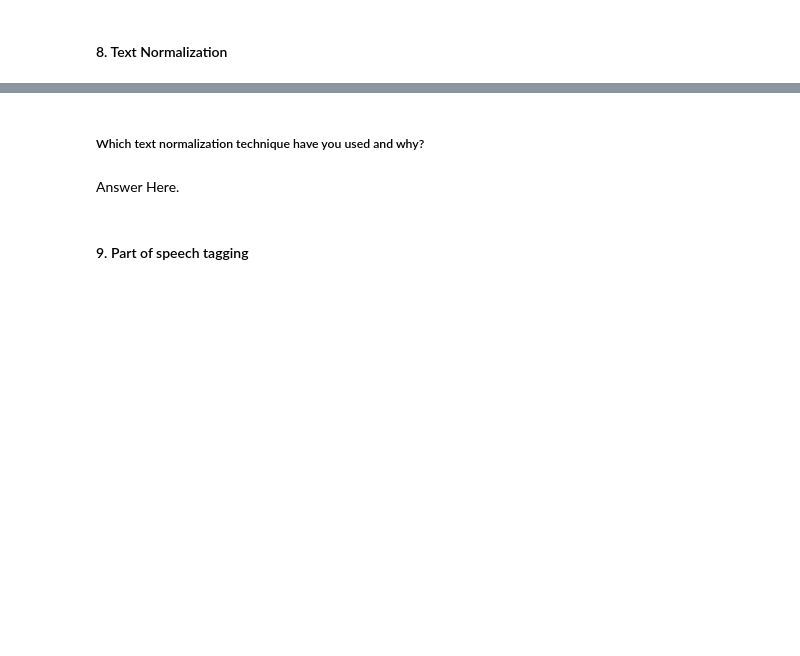
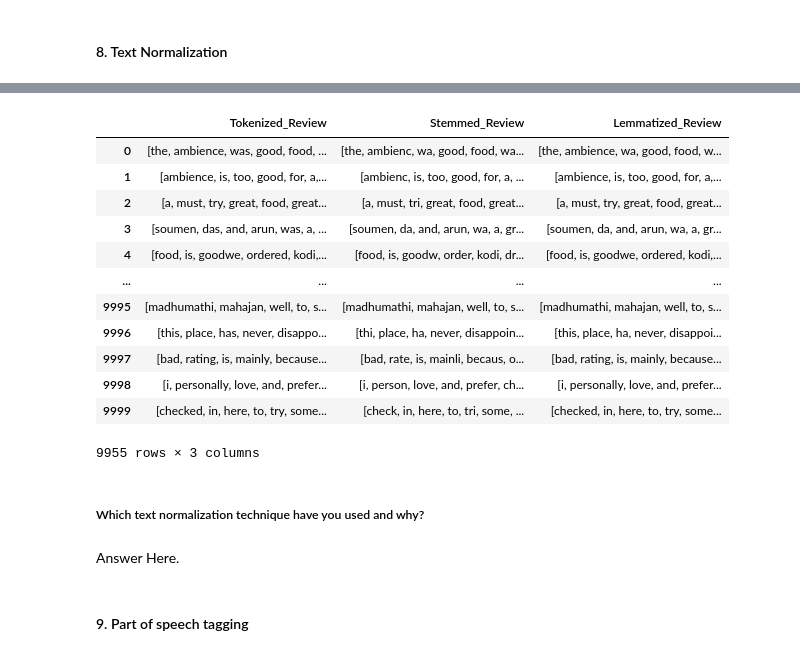
Before and after one commit to Manoharjha333/Zomato-Restaurant-Clustering-And-Sentiment-Analysis, a Jupyter notebook: Zomato_Restaurant_Clustering_And_Sentiment_Analysis.ipynb, the cells around one changed output, grey strips where cells are left out. Saved outputs shown, nothing was run; the diff lists cells and outputs as text; code cells hidden in the pictures; blank space fills up the shorter version.

```diff
--- a/Zomato_Restaurant_Clustering_And_Sentiment_Analysis.ipynb
+++ b/Zomato_Restaurant_Clustering_And_Sentiment_Analysis.ipynb
@@ -1712,0 +1694,17 @@ review
+# %%
+# Tokenization
+import nltk
+from nltk.tokenize import word_tokenize
+nltk.download('punkt')  # Download the required resource for word_tokenize
+
+#'Review' column contains the text data
+reviews = review['Review']
+
+# Tokenize the reviews
+tokenized_reviews = reviews.apply(lambda x: word_tokenize(str(x)))
+
+# Add the tokenized reviews to the DataFrame
+review['Tokenized_Review'] = tokenized_reviews
+
+# Display the DataFrame with tokenized reviews
+review.head()
@@ -1716,0 +1722,30 @@ review
+# %%
+# Normalizing Text (i.e., Stemming, Lemmatization etc.)
+import nltk
+from nltk.tokenize import word_tokenize
+from nltk.stem import PorterStemmer, WordNetLemmatizer
+nltk.download('punkt')  # Download the required resource for word_tokenize
+nltk.download('wordnet')  # Download the WordNet resource for lemmatization
+
+# Assuming 'Review' column contains the tokenized reviews
+tokenized_reviews = review['Tokenized_Review']
+
+# Function for stemming
+def stem_text(tokens):
+    stemmer = PorterStemmer()
+    stemmed_tokens = [stemmer.stem(token) for token in tokens]
+    return stemmed_tokens
+
+# Function for lemmatization
+def lemmatize_text(tokens):
+    lemmatizer = WordNetLemmatizer()
+    lemmatized_tokens = [lemmatizer.lemmatize(token) for token in tokens]
+    return lemmatized_tokens
+
+# Apply stemming and lemmatization to the tokenized reviews
+review['Stemmed_Review'] = tokenized_reviews.apply(stem_text)
+review['Lemmatized_Review'] = tokenized_reviews.apply(lemmatize_text)
+
+# Display the DataFrame with stemmed and lemmatized reviews
+review[['Tokenized_Review', 'Stemmed_Review', 'Lemmatized_Review']]
+# %% [output]
@@ -1717,3 +1755,16 @@ review
+|  | Tokenized_Review | Stemmed_Review | Lemmatized_Review |
+| 0 | [the, ambience, was, good, food, ... | [the, ambienc, wa, good, food, wa... | [the, ambience, wa, good, food, w... |
+| 1 | [ambience, is, too, good, for, a,... | [ambienc, is, too, good, for, a, ... | [ambience, is, too, good, for, a,... |
+| 2 | [a, must, try, great, food, great... | [a, must, tri, great, food, great... | [a, must, try, great, food, great... |
+| 3 | [soumen, das, and, arun, was, a, ... | [soumen, da, and, arun, wa, a, gr... | [soumen, da, and, arun, wa, a, gr... |
+| 4 | [food, is, goodwe, ordered, kodi,... | [food, is, goodw, order, kodi, dr... | [food, is, goodwe, ordered, kodi,... |
+| ... | ... | ... | ... |
+| 9995 | [madhumathi, mahajan, well, to, s... | [madhumathi, mahajan, well, to, s... | [madhumathi, mahajan, well, to, s... |
+| 9996 | [this, place, has, never, disappo... | [thi, place, ha, never, disappoin... | [this, place, ha, never, disappoi... |
+| 9997 | [bad, rating, is, mainly, because... | [bad, rate, is, mainli, becaus, o... | [bad, rating, is, mainly, because... |
+| 9998 | [i, personally, love, and, prefer... | [i, person, love, and, prefer, ch... | [i, personally, love, and, prefer... |
+| 9999 | [checked, in, here, to, try, some... | [check, in, here, to, tri, some, ... | [checked, in, here, to, try, some... |
+9955 rows × 3 columns
 # %% [markdown]
 ##### Which text normalization technique have you used and why?
 # %% [markdown]
```
Also changed, not shown: parts of 12 cells of this notebook.
